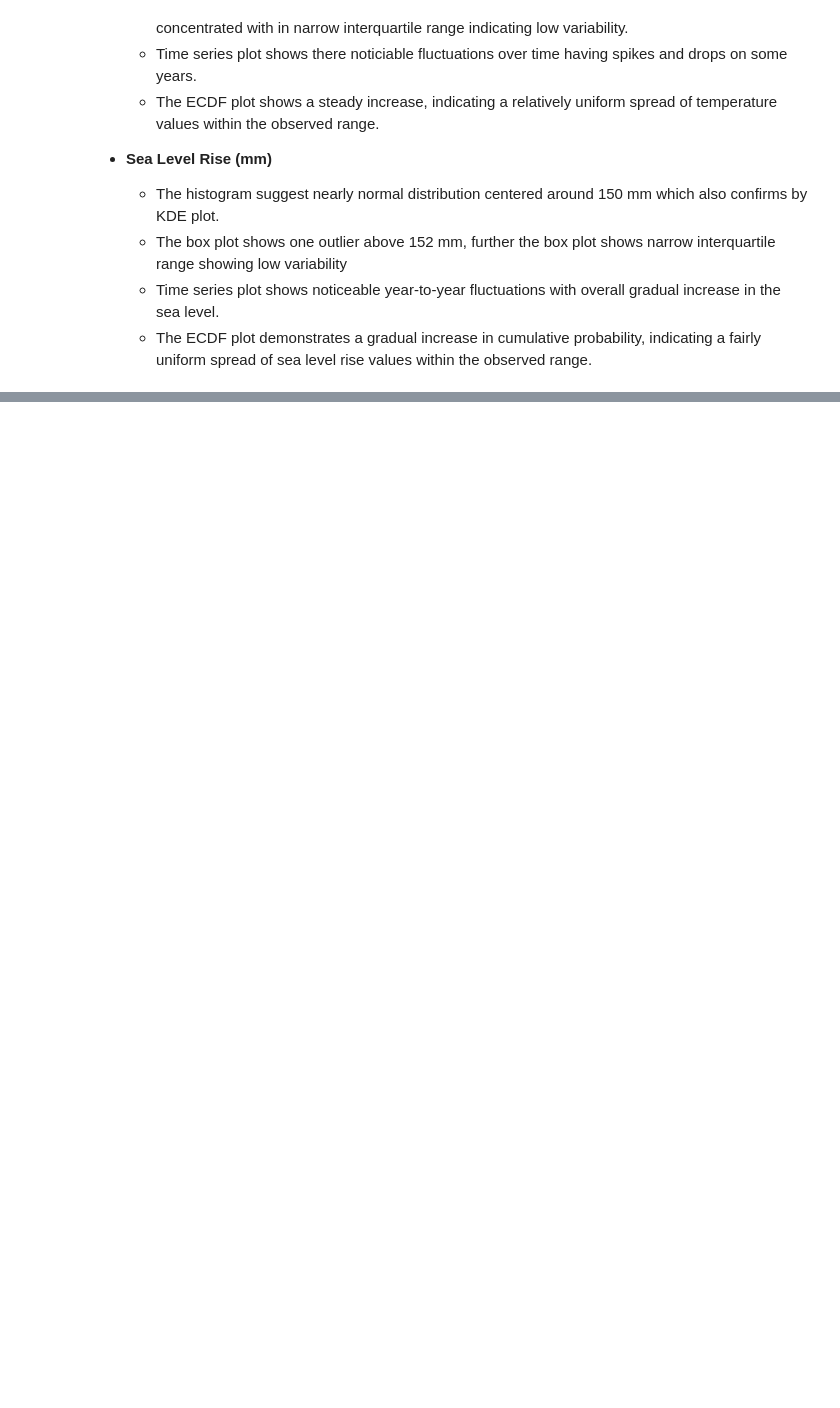
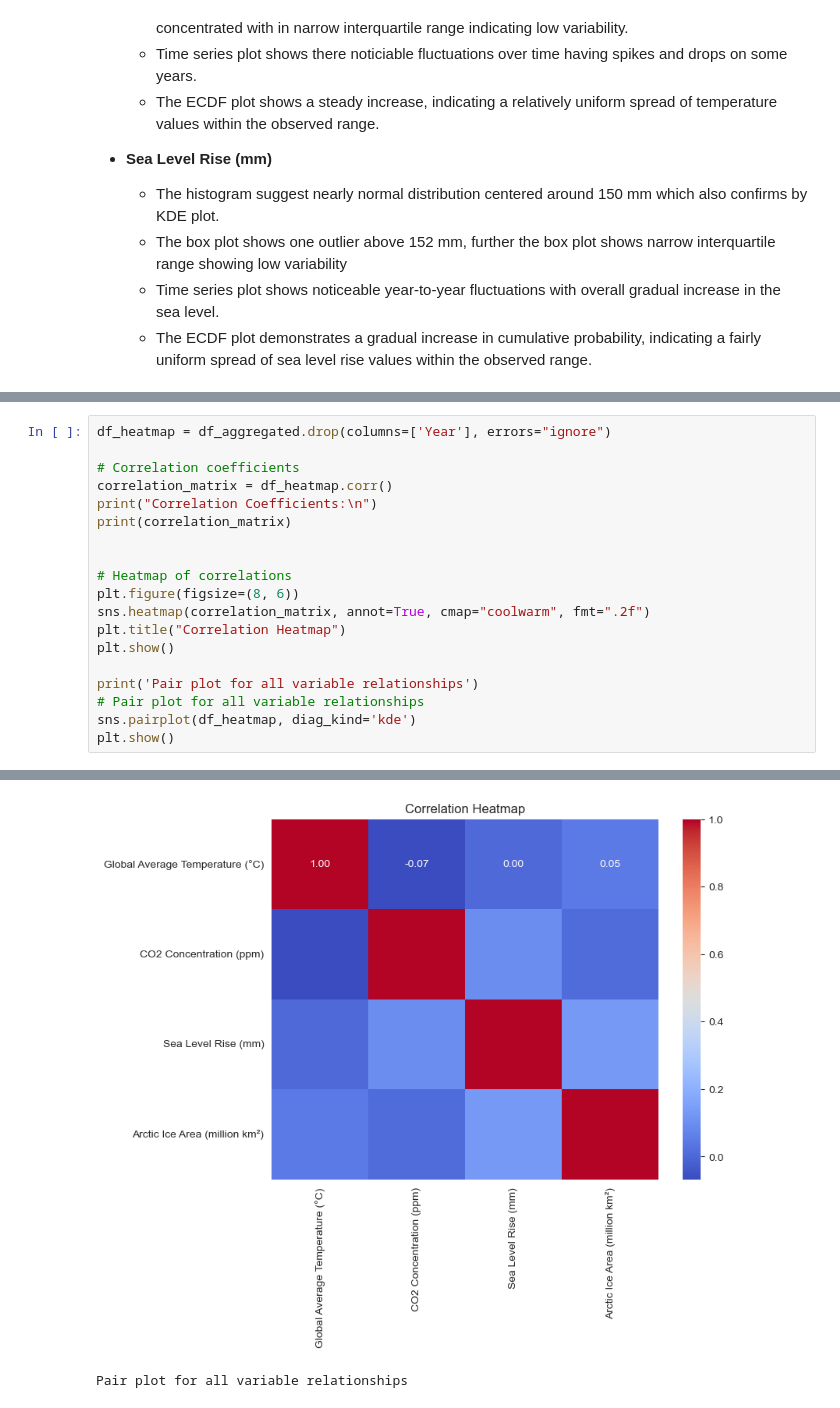
Before and after one commit to Omdena-NIC-Nepal/complete-eda-datalyze, a Jupyter notebook: climate_eda.ipynb, the cells around one changed output, grey strips where cells are left out. Drawn from its saved outputs; the diff is of its cells as text; blank space fills up the shorter version.

```diff
--- a/climate_eda.ipynb
+++ b/climate_eda.ipynb
@@ -211,0 +388,20 @@ Creating Univariate plots ...
+# %%
+df_heatmap = df_aggregated.drop(columns=['Year'], errors="ignore")
+
+# Correlation coefficients
+correlation_matrix = df_heatmap.corr()
+print("Correlation Coefficients:\n")
+print(correlation_matrix)
+
+
+# Heatmap of correlations
+plt.figure(figsize=(8, 6))
+sns.heatmap(correlation_matrix, annot=True, cmap="coolwarm", fmt=".2f")
+plt.title("Correlation Heatmap")
+plt.show()
+
+print('Pair plot for all variable relationships')
+# Pair plot for all variable relationships
+sns.pairplot(df_heatmap, diag_kind='kde')
+plt.show()
+# %% [output]
@@ -211,0 +427,2 @@ Creating Univariate plots ...
+[figure, added]
+Pair plot for all variable relationships
```
Also changed, not shown: parts of 16 cells of this notebook, 2 other files.
